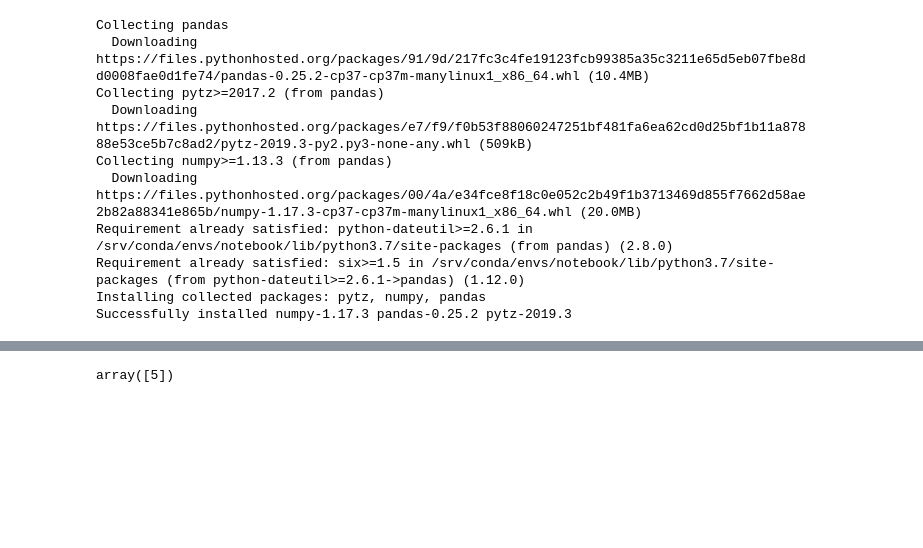
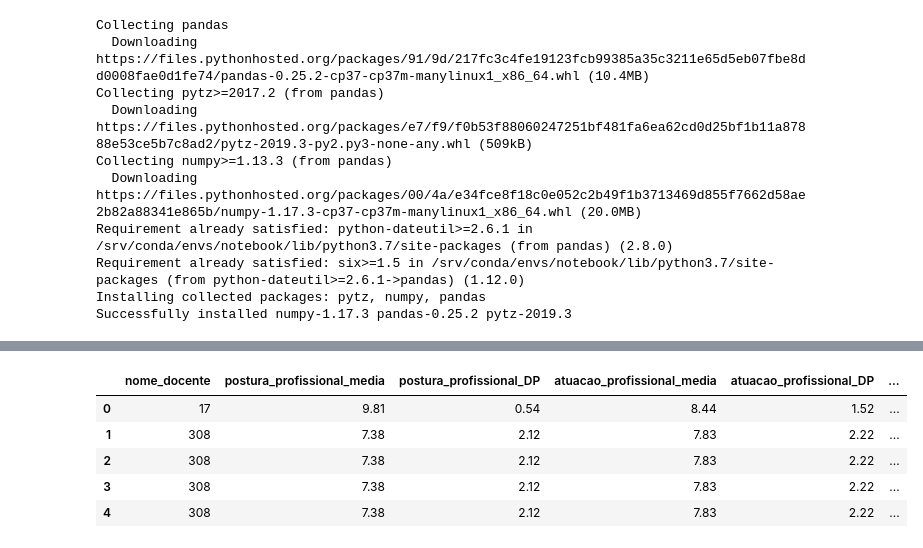
Before and after one commit to dav1rm/Notebook-IA, a Jupyter notebook: Notebook-IAEduc.ipynb, the cells around one changed output, grey strips where cells are left out. Cells and saved outputs as stored; diff of their text form; code cells hidden in the pictures; blank space fills up the shorter version.

```diff
--- a/Notebook-IAEduc.ipynb
+++ b/Notebook-IAEduc.ipynb
@@ -34,25 +34,30 @@ df_analise.head()
 | 3 | 57576591 | 41a0fc5b21f574bff1124ce4193798dd | 2.2 | REPROVADO | 20161 | RAFAELA HORACINA SILVA ROCHA SOARES | 37 | ... |
 | 4 | 57576591 | 867973941bf49a4cb11663866dda5f9e | 6.5 | APROVADO POR NOTA | 20161 | RAFAELA HORACINA SILVA ROCHA SOARES | 37 | ... |
 # %%
-# media >= 8
-passaFacil = 1
-# media >= 6 && media < 8
-passaBem = 2
-# media >= 5 && media < 6
-passaArrastando = 3
-# media >= 4 && media < 5
-reprovadoPorPouco = 4
-# media < 4
-reprovaFacil = 5
+# # media >= 8
+# passaFacil = 1
+# # media >= 6 && media < 8
+# passaBem = 2
+# # media >= 5 && media < 6
+# passaArrastando = 3
+# # media >= 4 && media < 5
+# reprovadoPorPouco = 4
+# # media < 4
+# reprovaFacil = 5
+aprovado = 1
+reprovado = 0
 
 # Criando nova coluna para classificar se a situação do aluno
 df_analise['situacao'] = 0
 
-df_analise.loc[df_analise.media_final >= 8, 'situacao'] = passaFacil;
-df_analise.loc[(df_analise["media_final"] < 8) & (df_analise["media_final"] >= 6), 'situacao'] = passaBem;
-df_analise.loc[(df_analise["media_final"] < 6) & (df_analise["media_final"] >= 5), 'situacao'] = passaArrastando;
-df_analise.loc[(df_analise["media_final"] < 5) & (df_analise["media_final"] >= 4), 'situacao'] = reprovadoPorPouco;
-df_analise.loc[df_analise["media_final"] < 4, 'situacao'] = reprovaFacil;
+df_analise.loc[df_analise.media_final >= 5, 'situacao'] = aprovado;
+df_analise.loc[df_analise.media_final < 5, 'situacao'] = reprovado;
+
+# df_analise.loc[df_analise.media_final >= 8, 'situacao'] = passaFacil;
+# df_analise.loc[(df_analise["media_final"] < 8) & (df_analise["media_final"] >= 6), 'situacao'] = passaBem;
+# df_analise.loc[(df_analise["media_final"] < 6) & (df_analise["media_final"] >= 5), 'situacao'] = passaArrastando;
+# df_analise.loc[(df_analise["media_final"] < 5) & (df_analise["media_final"] >= 4), 'situacao'] = reprovadoPorPouco;
+# df_analise.loc[df_analise["media_final"] < 4, 'situacao'] = reprovaFacil;
 
 df_analise.head()
 # %% [output]
@@ -127,17 +132,21 @@ Successfully built sklearn
 Installing collected packages: joblib, scipy, scikit-learn, sklearn
 Successfully installed joblib-0.14.0 scikit-learn-0.21.3 scipy-1.3.1 sklearn-0.0
 # %%
-entrada = df_novosDados.loc[:, ['nome_docente', 'postura_profissional_media', 'postura_profissional_DP', 'atuacao_profissional_media', 'atuacao_profissional_DP', 'autoavaliacao_aluno_media', 'autoavaliacao_aluno_DP', 'qtd_disciplina']]
-entrada.head()
-
-nova_entrada = entrada
+nova_entrada = df_novosDados.loc[:, ['nome_docente', 'postura_profissional_media', 'postura_profissional_DP', 'atuacao_profissional_media', 'atuacao_profissional_DP', 'autoavaliacao_aluno_media', 'autoavaliacao_aluno_DP', 'qtd_disciplina', 'situacao']]
 
 from sklearn import preprocessing
 le = preprocessing.LabelEncoder()
 for column_name in nova_entrada.columns:
     if nova_entrada[column_name].dtype == object:
         nova_entrada[column_name] = le.fit_transform(nova_entrada[column_name])
     else:
         pass
 
-nova_entrada
+nova_entrada.head()
+# %% [output]
+|  | nome_docente | postura_profissional_media | postura_profissional_DP | atuacao_profissional_media | atuacao_profissional_DP | ... |
+| 0 | 17 | 9.81 | 0.54 | 8.44 | 1.52 | ... |
+| 1 | 308 | 7.38 | 2.12 | 7.83 | 2.22 | ... |
+| 2 | 308 | 7.38 | 2.12 | 7.83 | 2.22 | ... |
+| 3 | 308 | 7.38 | 2.12 | 7.83 | 2.22 | ... |
+| 4 | 308 | 7.38 | 2.12 | 7.83 | 2.22 | ... |
@@ -152,5 +152,0 @@ classificador = classificador.fit(nova_entrada, resultado)
-# %%
-novo_resultado = classificador.predict([[4,7.38,2.12,7.83,2.22,7.76,2.70,3]])
-novo_resultado
-# %% [output]
-array([5])
```
Also changed, not shown: parts of 8 cells of this notebook.
